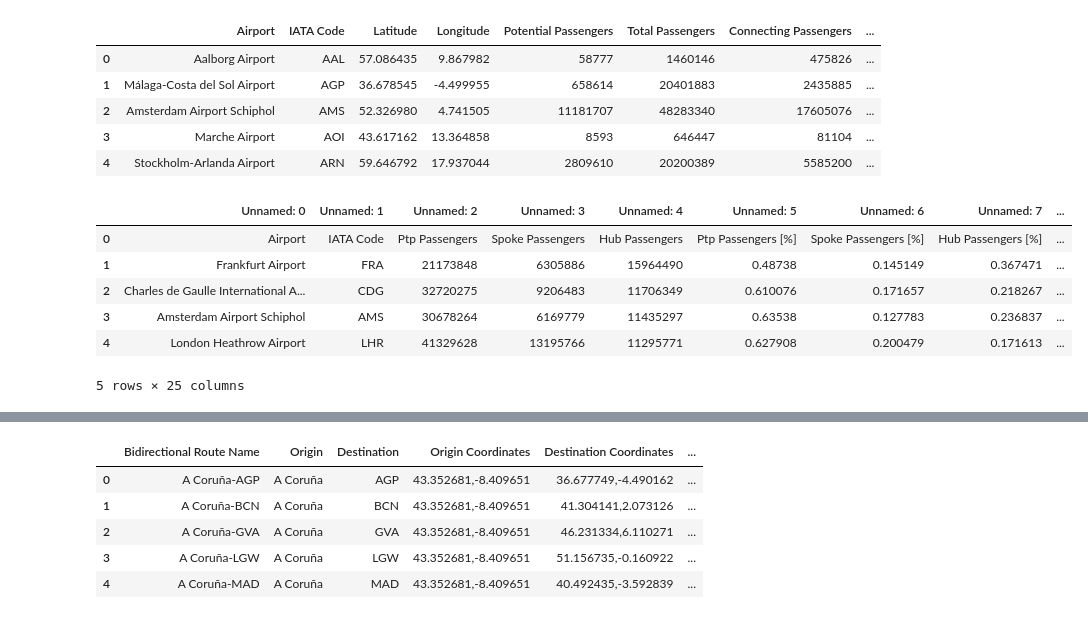
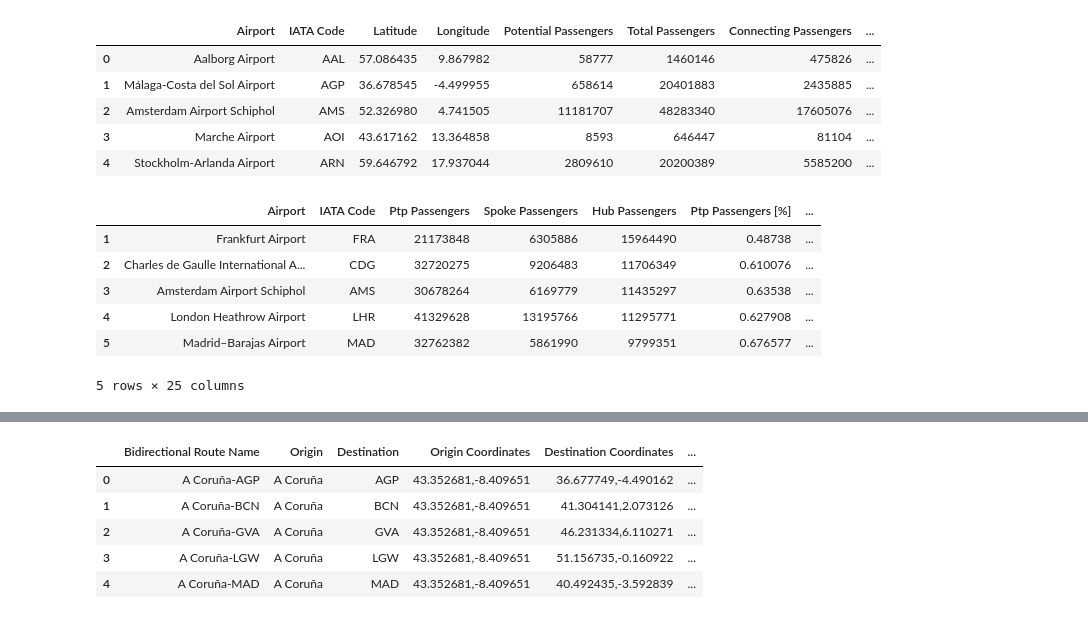
Before and after one commit to PhilippS01/ExDEx-A2, a Jupyter notebook: src/Q2.ipynb, the cells around one changed output, grey strips where cells are left out. Cells and saved outputs as stored; diff of their text form; code cells hidden in the pictures.

```diff
--- a/src/Q2.ipynb
+++ b/src/Q2.ipynb
@@ -23,12 +25,14 @@ airport_indicators.head()
 | 3 | Marche Airport | AOI | 43.617162 | 13.364858 | 8593 | 646447 | 81104 | ... |
 | 4 | Stockholm-Arlanda Airport | ARN | 59.646792 | 17.937044 | 2809610 | 20200389 | 5585200 | ... |
 # %%
+airport_rail_access.columns = airport_rail_access.iloc[0]
+airport_rail_access = airport_rail_access[1:]
 airport_rail_access.head()
 # %% [output]
-|  | Unnamed: 0 | Unnamed: 1 | Unnamed: 2 | Unnamed: 3 | Unnamed: 4 | Unnamed: 5 | Unnamed: 6 | Unnamed: 7 | ... |
-| 0 | Airport | IATA Code | Ptp Passengers | Spoke Passengers | Hub Passengers | Ptp Passengers [%] | Spoke Passengers [%] | Hub Passengers [%] | ... |
-| 1 | Frankfurt Airport | FRA | 21173848 | 6305886 | 15964490 | 0.48738 | 0.145149 | 0.367471 | ... |
-| 2 | Charles de Gaulle International A... | CDG | 32720275 | 9206483 | 11706349 | 0.610076 | 0.171657 | 0.218267 | ... |
-| 3 | Amsterdam Airport Schiphol | AMS | 30678264 | 6169779 | 11435297 | 0.63538 | 0.127783 | 0.236837 | ... |
-| 4 | London Heathrow Airport | LHR | 41329628 | 13195766 | 11295771 | 0.627908 | 0.200479 | 0.171613 | ... |
+|  | Airport | IATA Code | Ptp Passengers | Spoke Passengers | Hub Passengers | Ptp Passengers [%] | ... |
+| 1 | Frankfurt Airport | FRA | 21173848 | 6305886 | 15964490 | 0.48738 | ... |
+| 2 | Charles de Gaulle International A... | CDG | 32720275 | 9206483 | 11706349 | 0.610076 | ... |
+| 3 | Amsterdam Airport Schiphol | AMS | 30678264 | 6169779 | 11435297 | 0.63538 | ... |
+| 4 | London Heathrow Airport | LHR | 41329628 | 13195766 | 11295771 | 0.627908 | ... |
+| 5 | Madrid–Barajas Airport | MAD | 32762382 | 5861990 | 9799351 | 0.676577 | ... |
 5 rows × 25 columns
```
Also changed, not shown: parts of 16 cells of this notebook, 2 other files.
